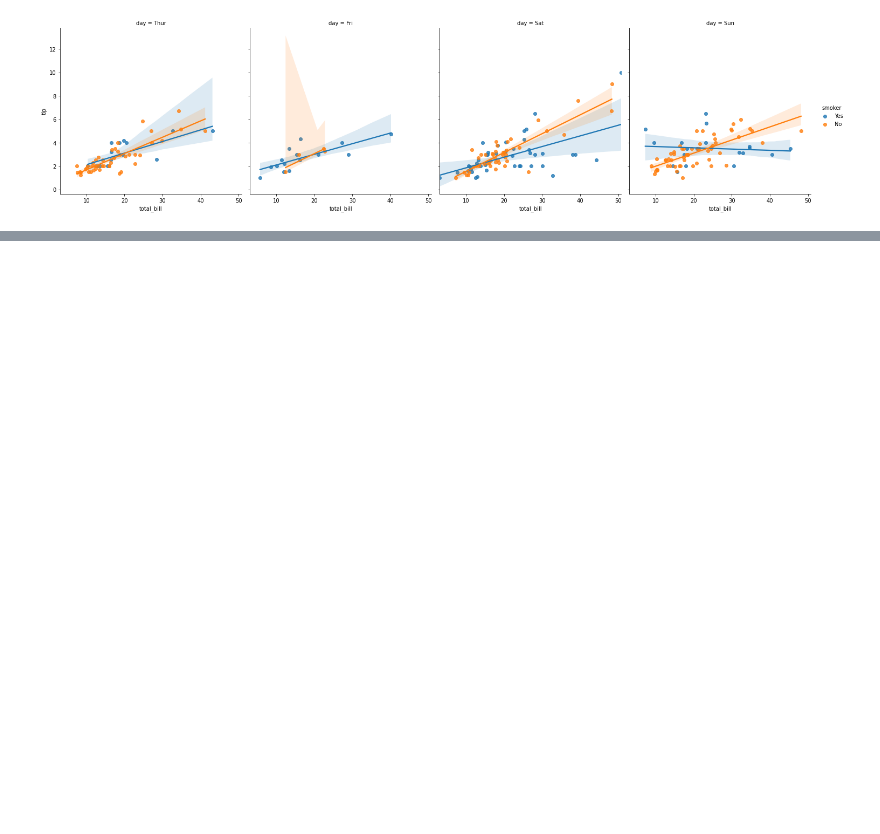
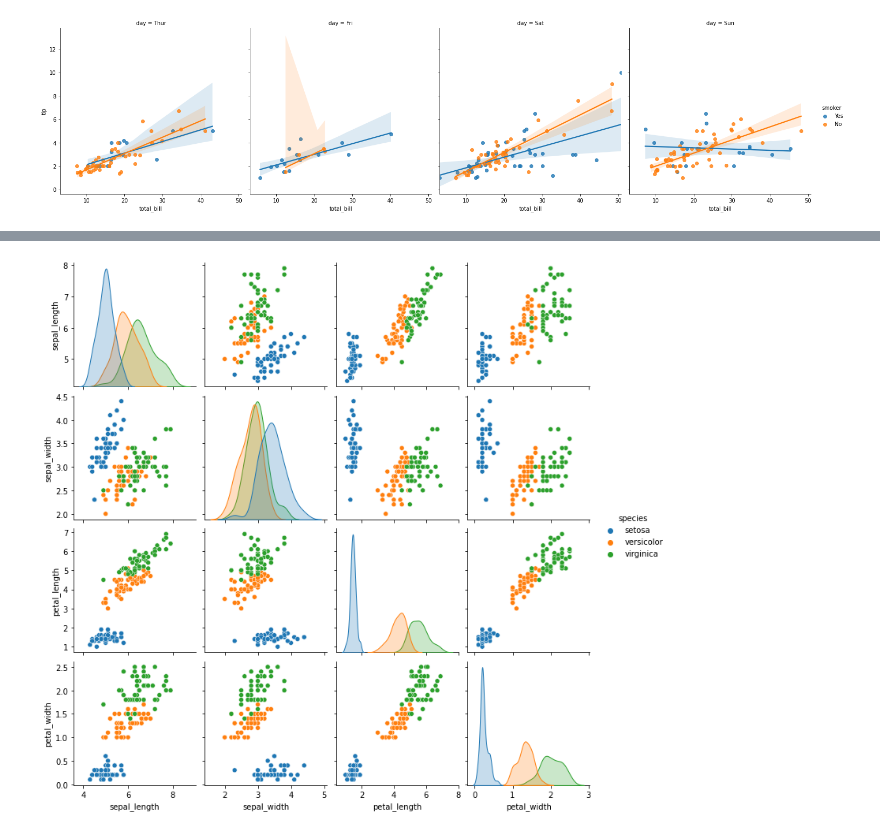
Before and after one commit to Akcanbasri/DataScienceAndMachineLearning, a Jupyter notebook: VeriGorsellestirme/dagilimGrafikleri3.ipynb, the cells around one changed output, grey strips where cells are left out. Drawn from its saved outputs; the diff is of its cells as text; code cells hidden in the pictures; blank space fills up the shorter version.

```diff
--- a/VeriGorsellestirme/dagilimGrafikleri3.ipynb
+++ b/VeriGorsellestirme/dagilimGrafikleri3.ipynb
@@ -164,0 +201,4 @@ sns.lmplot(x="total_bill", y="tip",hue="smoker",col= "day", data=df);
+# %%
+sns.pairplot(hue="species",data=df);
+# %% [output]
+[figure, added]
```
Also changed, not shown: parts of 46 cells of this notebook.
